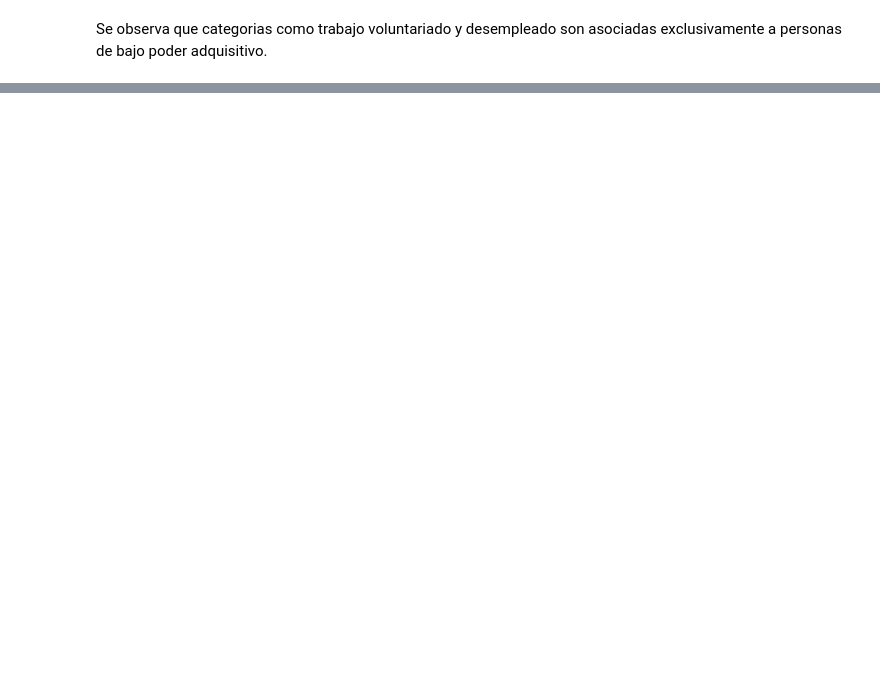
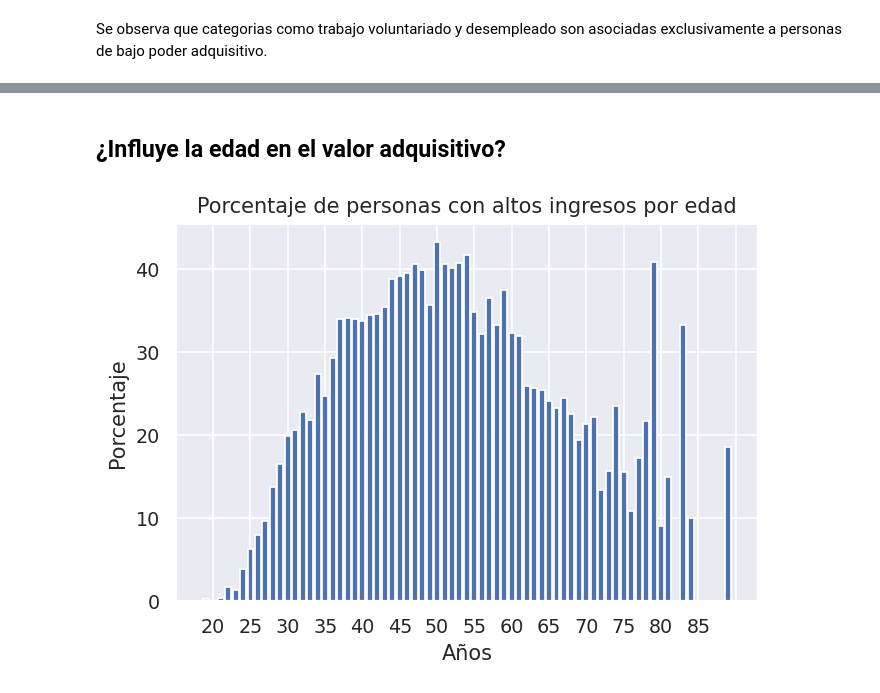
Before and after one commit to TomasArrachea/TP-Organizacion-de-Datos, a Jupyter notebook: informe.ipynb, the cells around one changed output, grey strips where cells are left out. Cells and saved outputs as stored; diff of their text form; code cells hidden in the pictures; blank space fills up the shorter version.

```diff
--- a/informe.ipynb
+++ b/informe.ipynb
@@ -110,0 +145,20 @@ plt.show()
+# %% [markdown]
+## ¿Influye la edad en el valor adquisitivo?
+# %%
+import numpy as np
+
+df_total = df
+df_filtrado = df[df['tiene_alto_valor_adquisitivo'] == 1]
+
+df_r = (df_filtrado['edad'].value_counts() / df_total['edad'].value_counts())
+
+plt.figure(dpi=(125))
+
+plt.bar(df_r.index.map(str), df_r.values*100)
+plt.ylabel("Porcentaje")
+plt.xlabel("Años")
+plt.xticks(np.arange(3, len(df_r) +1, 5.0))
+plt.title("Porcentaje de personas con altos ingresos por edad")
+plt.show()
+# %% [output]
+[figure, added]
```
Also changed, not shown: parts of 17 cells of this notebook.
